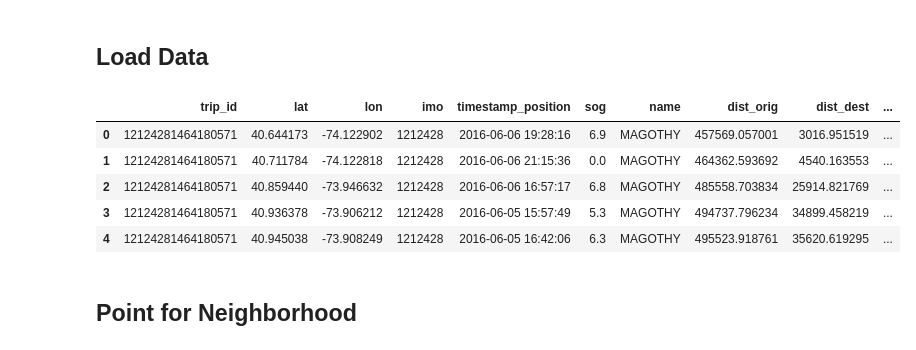
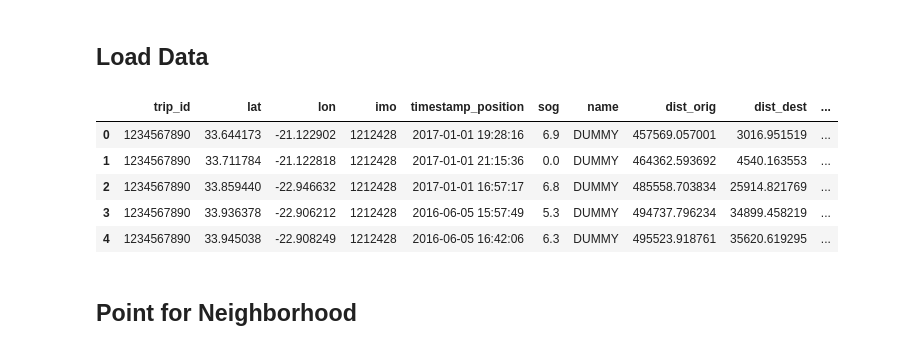
Before and after one commit to aniryou/knife, a Jupyter notebook: Geo_data/GeoNeighbours.ipynb, the cells around one changed output. Drawn from its saved outputs; the diff is of its cells as text; code cells hidden in the pictures.

```diff
--- a/Geo_data/GeoNeighbours.ipynb
+++ b/Geo_data/GeoNeighbours.ipynb
@@ -4,15 +4,15 @@ import pandas as pd
 # %% [markdown]
 ## Load Data
 # %%
-df = pd.read_hdf("data/Main_final_cleaned_316.hdf")
+df = pd.read_hdf("data/sample_data.hdf")
 df[:5]
 # %% [output]
 |  | trip_id | lat | lon | imo | timestamp_position | sog | name | dist_orig | dist_dest | ... |
-| 0 | 12124281464180571 | 40.644173 | -74.122902 | 1212428 | 2016-06-06 19:28:16 | 6.9 | MAGOTHY | 457569.057001 | 3016.951519 | ... |
-| 1 | 12124281464180571 | 40.711784 | -74.122818 | 1212428 | 2016-06-06 21:15:36 | 0.0 | MAGOTHY | 464362.593692 | 4540.163553 | ... |
-| 2 | 12124281464180571 | 40.859440 | -73.946632 | 1212428 | 2016-06-06 16:57:17 | 6.8 | MAGOTHY | 485558.703834 | 25914.821769 | ... |
-| 3 | 12124281464180571 | 40.936378 | -73.906212 | 1212428 | 2016-06-05 15:57:49 | 5.3 | MAGOTHY | 494737.796234 | 34899.458219 | ... |
-| 4 | 12124281464180571 | 40.945038 | -73.908249 | 1212428 | 2016-06-05 16:42:06 | 6.3 | MAGOTHY | 495523.918761 | 35620.619295 | ... |
+| 0 | 1234567890 | 33.644173 | -21.122902 | 1212428 | 2017-01-01 19:28:16 | 6.9 | DUMMY | 457569.057001 | 3016.951519 | ... |
+| 1 | 1234567890 | 33.711784 | -21.122818 | 1212428 | 2017-01-01 21:15:36 | 0.0 | DUMMY | 464362.593692 | 4540.163553 | ... |
+| 2 | 1234567890 | 33.859440 | -22.946632 | 1212428 | 2017-01-01 16:57:17 | 6.8 | DUMMY | 485558.703834 | 25914.821769 | ... |
+| 3 | 1234567890 | 33.936378 | -22.906212 | 1212428 | 2016-06-05 15:57:49 | 5.3 | DUMMY | 494737.796234 | 34899.458219 | ... |
+| 4 | 1234567890 | 33.945038 | -22.908249 | 1212428 | 2016-06-05 16:42:06 | 6.3 | DUMMY | 495523.918761 | 35620.619295 | ... |
 # %% [markdown]
 ## Point for Neighborhood
 # %%
```
